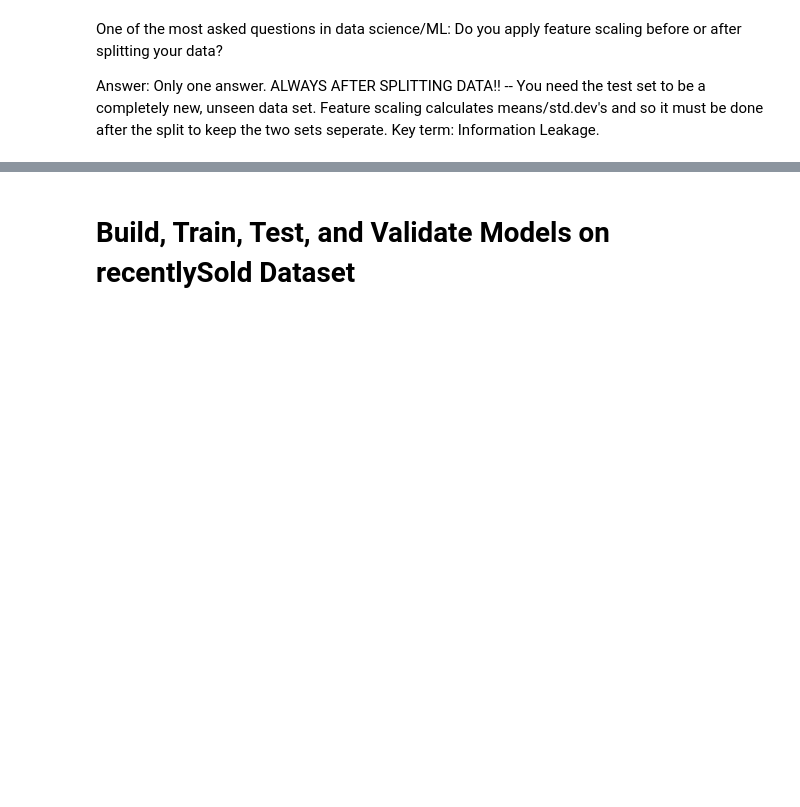
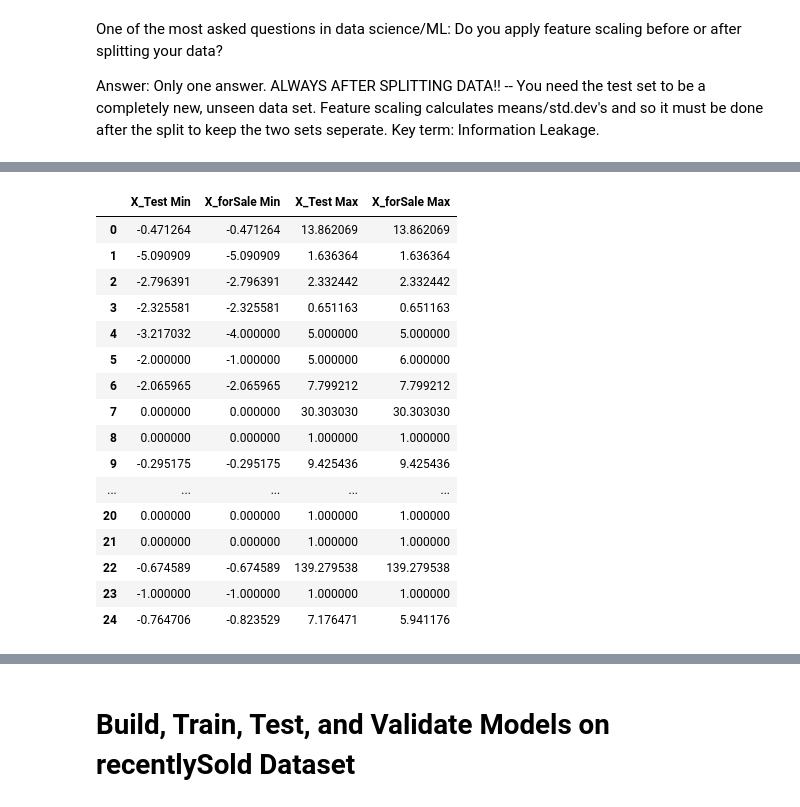
Before and after one commit to Jonathan-Tiede/RealEstate_Recommender, a Jupyter notebook: dataPrediction.ipynb, the cells around one changed output, grey strips where cells are left out. Cells and saved outputs as stored; diff of their text form; code cells hidden in the pictures; blank space fills up the shorter version.

```diff
--- a/dataPrediction.ipynb
+++ b/dataPrediction.ipynb
@@ -109,0 +170,33 @@ Index(['bathrooms', 'bedrooms', 'daysOnZillow', 'favoriteCount',
+# %%
+test_min = []
+test_max = []
+sale_min = []
+sale_max = []
+for idx in range(0,X_test.shape[1]):
+    test_min.append(X_train[:,idx].min())
+    test_max.append(X_train[:,idx].max())
+    sale_min.append(X_forSale[:,idx].min())
+    sale_max.append(X_forSale[:,idx].max())
+
+checkDict = {'X_Test Min':test_min, 'X_forSale Min':sale_min, 'X_Test Max':test_max, 'X_forSale Max':sale_max}
+
+df_check = pd.DataFrame(checkDict)
+df_check.head(25)
+# %% [output]
+|  | X_Test Min | X_forSale Min | X_Test Max | X_forSale Max |
+| 0 | -0.471264 | -0.471264 | 13.862069 | 13.862069 |
+| 1 | -5.090909 | -5.090909 | 1.636364 | 1.636364 |
+| 2 | -2.796391 | -2.796391 | 2.332442 | 2.332442 |
+| 3 | -2.325581 | -2.325581 | 0.651163 | 0.651163 |
+| 4 | -3.217032 | -4.000000 | 5.000000 | 5.000000 |
+| 5 | -2.000000 | -1.000000 | 5.000000 | 6.000000 |
+| 6 | -2.065965 | -2.065965 | 7.799212 | 7.799212 |
+| 7 | 0.000000 | 0.000000 | 30.303030 | 30.303030 |
+| 8 | 0.000000 | 0.000000 | 1.000000 | 1.000000 |
+| 9 | -0.295175 | -0.295175 | 9.425436 | 9.425436 |
+| ... | ... | ... | ... | ... |
+| 20 | 0.000000 | 0.000000 | 1.000000 | 1.000000 |
+| 21 | 0.000000 | 0.000000 | 1.000000 | 1.000000 |
+| 22 | -0.674589 | -0.674589 | 139.279538 | 139.279538 |
+| 23 | -1.000000 | -1.000000 | 1.000000 | 1.000000 |
+| 24 | -0.764706 | -0.823529 | 7.176471 | 5.941176 |
```
Also changed, not shown: parts of 18 cells of this notebook, 5 other files.
